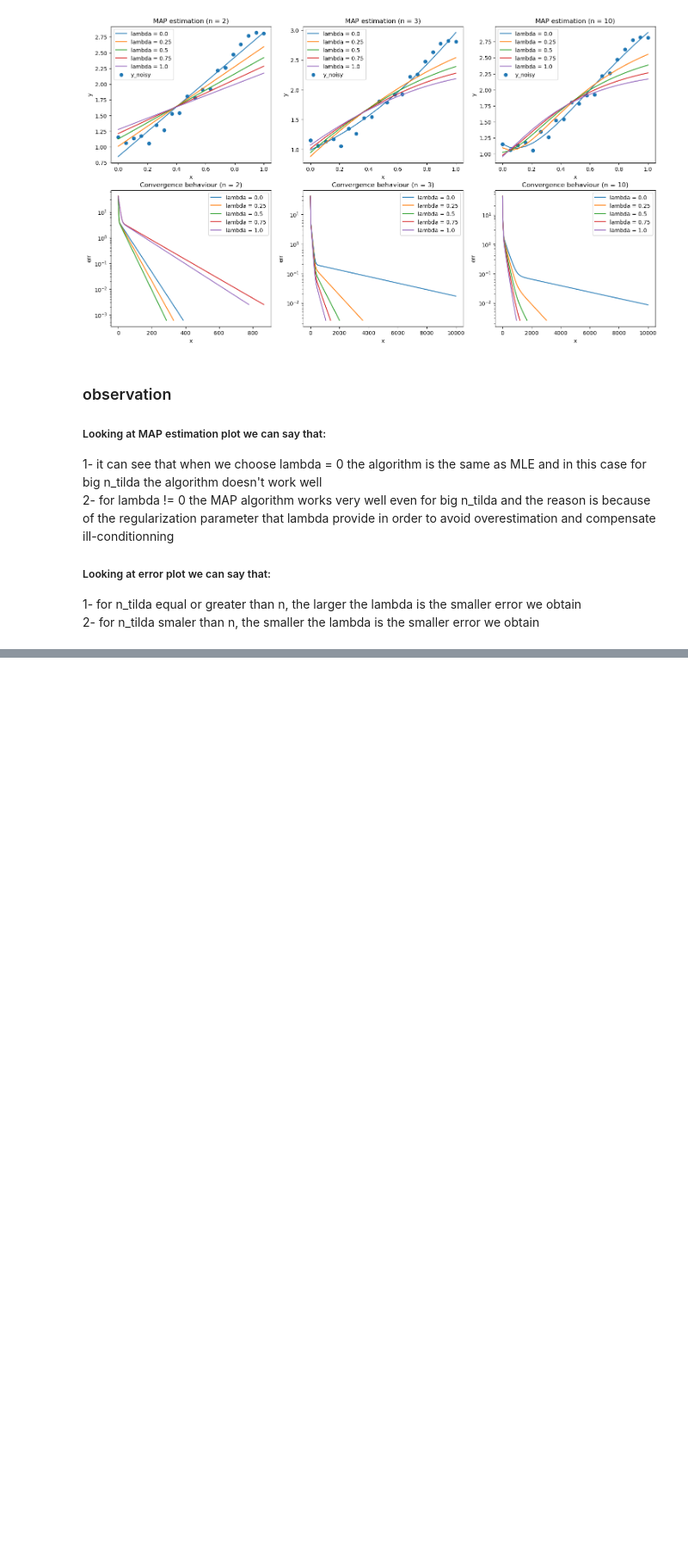
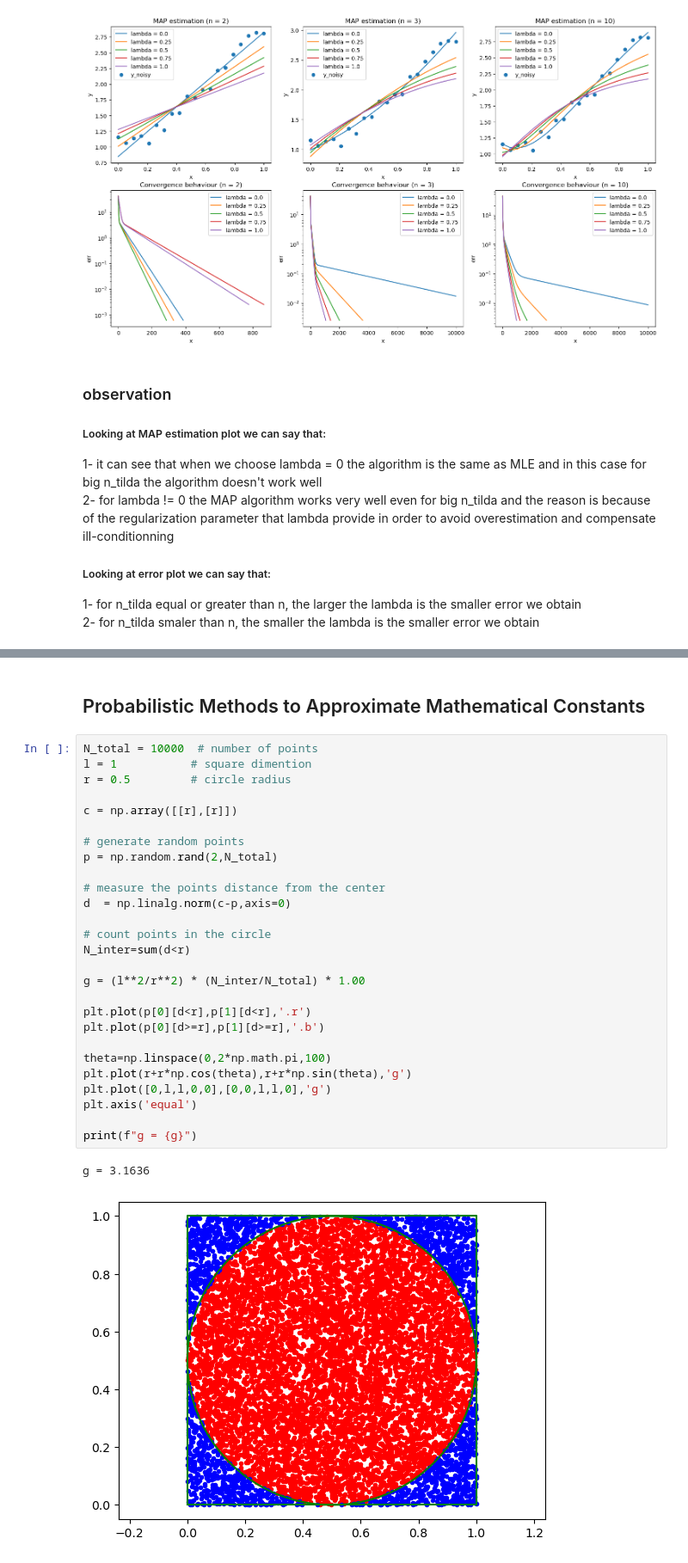
Before and after one commit to Rezashatery/MLE-and-MAP, a Jupyter notebook: MLE and MAP.ipynb, the cells around one changed output, grey strips where cells are left out. Shown at 86% size. Saved outputs shown, nothing was run; the diff lists cells and outputs as text; blank space fills up the shorter version.

```diff
--- a/MLE and MAP.ipynb
+++ b/MLE and MAP.ipynb
@@ -248,0 +292,32 @@ for i, n_tilda in enumerate(n_tildas_value):
+# %% [markdown]
+## Probabilistic Methods to Approximate Mathematical Constants
+# %%
+N_total = 10000  # number of points
+l = 1           # square dimention
+r = 0.5         # circle radius
+
+c = np.array([[r],[r]])
+
+# generate random points
+p = np.random.rand(2,N_total)
+
+# measure the points distance from the center
+d  = np.linalg.norm(c-p,axis=0)
+
+# count points in the circle
+N_inter=sum(d<r)
+
+g = (l**2/r**2) * (N_inter/N_total) * 1.00
+
+plt.plot(p[0][d<r],p[1][d<r],'.r')
+plt.plot(p[0][d>=r],p[1][d>=r],'.b')
+
+theta=np.linspace(0,2*np.math.pi,100)
+plt.plot(r+r*np.cos(theta),r+r*np.sin(theta),'g')
+plt.plot([0,l,l,0,0],[0,0,l,l,0],'g')
+plt.axis('equal')
+
+print(f"g = {g}")
+# %% [output]
+g = 3.1636
+[figure, added]
```
Also changed, not shown: parts of 2 cells of this notebook.
